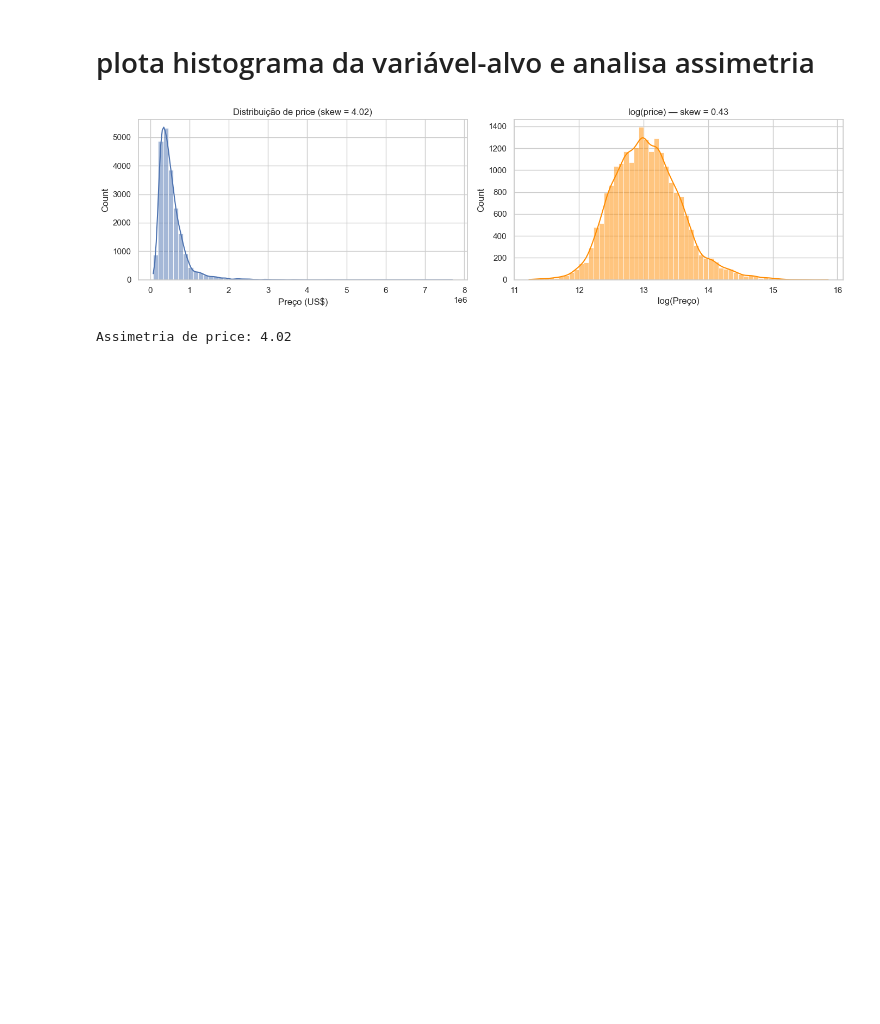
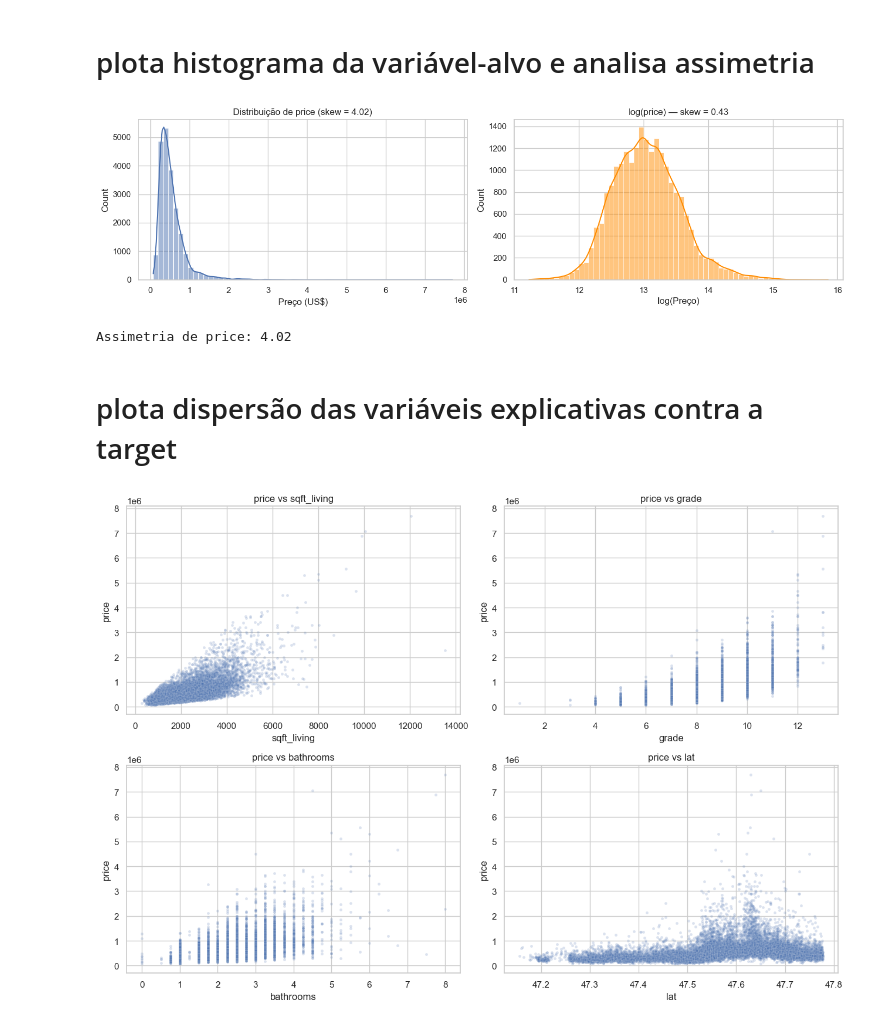
Before and after one commit to jhonatanalves/projetofinal_modulo1_sctec, a Jupyter notebook: notebooks/kc_house_predictor.ipynb, the cells around one changed output. Drawn from its saved outputs; the diff is of its cells as text; code cells hidden in the pictures; blank space fills up the shorter version.

Commit message:
plota dispersão das variáveis explicativas contra a target

```diff
--- a/notebooks/kc_house_predictor.ipynb
+++ b/notebooks/kc_house_predictor.ipynb
@@ -103,3 +103,18 @@ print(f"Assimetria de price: {skew:.2f}")
 # %% [output]
 [figure]
 Assimetria de price: 4.02
+# %% [markdown]
+# plota dispersão das variáveis explicativas contra a target
+# %%
+variaveis = ["sqft_living", "grade", "bathrooms", "lat"]
+
+fig, axes = plt.subplots(2, 2, figsize=(13, 9))
+for ax, var in zip(axes.flat, variaveis):
+    sns.scatterplot(data=df, x=var, y="price", alpha=0.2, s=12, ax=ax)
+    ax.set_title(f"price vs {var}")
+
+plt.tight_layout()
+plt.savefig("../outputs/figures/02_dispersao.png", dpi=120, bbox_inches="tight")
+plt.show()
+# %% [output]
+[figure, added]
```
Also changed, not shown: 1 other file.
